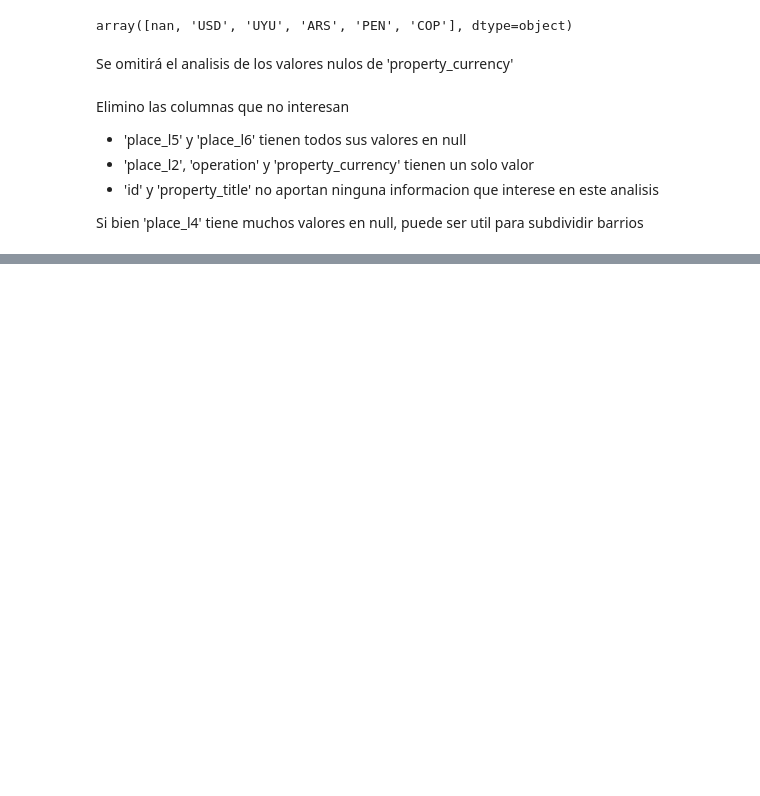
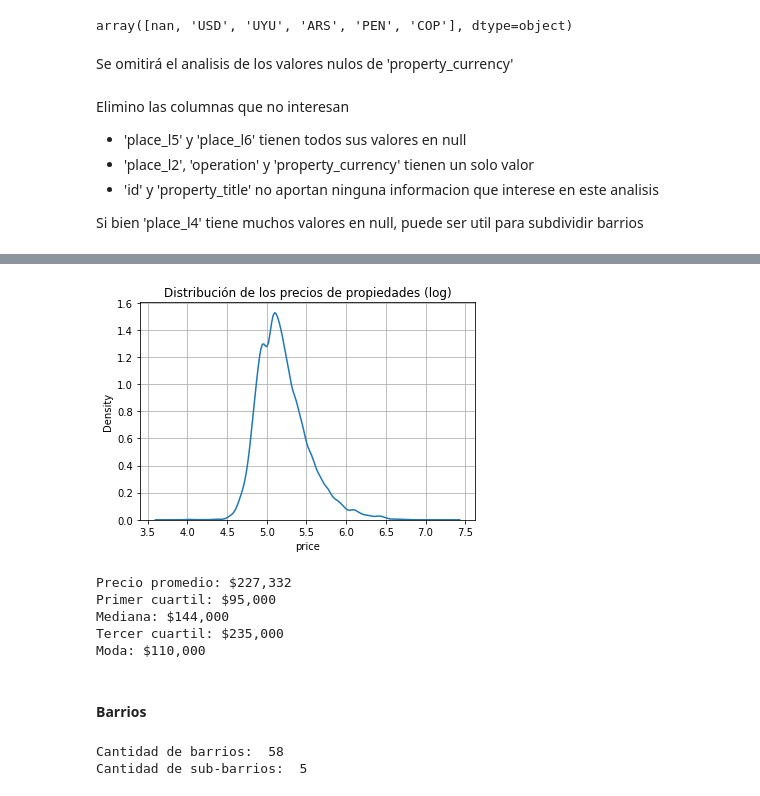
Before and after one commit to FranFiuba/7506R-2C2022-GRUPO02, a Jupyter notebook: 7506R_TP1_GRUPO02_ENTREGA.ipynb, the cells around one changed output, grey strips where cells are left out. Saved outputs shown, nothing was run; the diff lists cells and outputs as text; code cells hidden in the pictures; blank space fills up the shorter version.

Commit message:
primera entrega

```diff
--- a/7506R_TP1_GRUPO02_ENTREGA.ipynb
+++ b/7506R_TP1_GRUPO02_ENTREGA.ipynb
@@ -282,0 +357,33 @@ properati_df.groupby('property_type')['property_price'].agg([np.mean, np.median]
+# %%
+plt.grid(True)
+sns.kdeplot(data=price_log)
+plt.title("Distribución de los precios de propiedades (log)")
+plt.show()
+# %% [output]
+[figure, added]
+# %%
+mean = round(properati_train['price'].mean())
+q1 = round(np.nanpercentile(properati_train['price'], 25))
+median = round(properati_train['price'].median())
+q3 = round(np.nanpercentile(properati_train['price'], 75))
+mode = round(properati_train['price'].mode()[0])
+
+print(f"Precio promedio: ${mean:,.0f}")
+print(f"Primer cuartil: ${q1:,.0f}")
+print(f"Mediana: ${median:,.0f}")
+print(f"Tercer cuartil: ${q3:,.0f}")
+print(f"Moda: ${mode:,.0f}")
+# %% [output]
+Precio promedio: $227,332
+Primer cuartil: $95,000
+Mediana: $144,000
+Tercer cuartil: $235,000
+Moda: $110,000
+# %% [markdown]
+#### **Barrios**
+# %%
+print("Cantidad de barrios: ", properati_train['district'].unique().size)
+print("Cantidad de sub-barrios: ", properati_train['subdistrict'].unique().size)
+# %% [output]
+Cantidad de barrios:  58
+Cantidad de sub-barrios:  5
```
Also changed, not shown: parts of 408 cells of this notebook.
